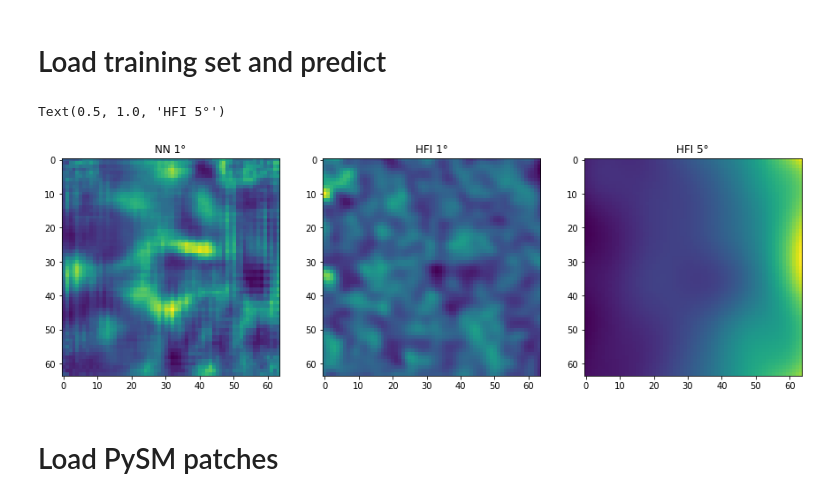
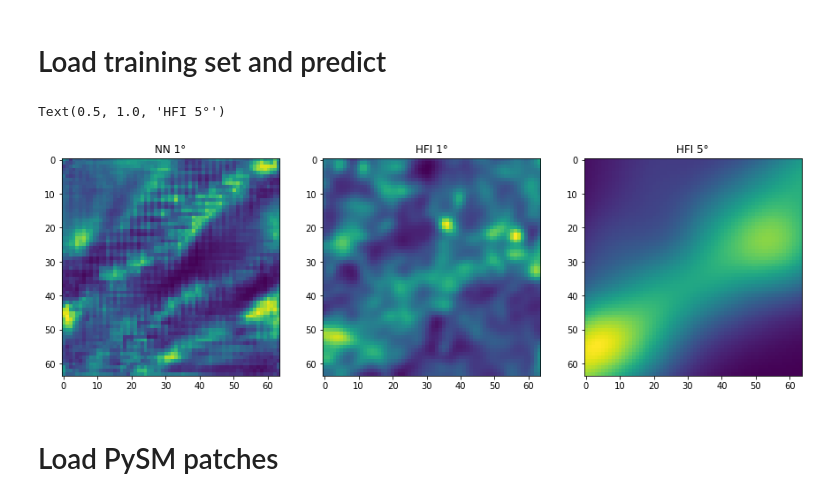
Before and after one commit to ai4cmb/ForSE, a Jupyter notebook: forse/notebooks/test_wgan.ipynb, the cells around one changed output. Drawn from its saved outputs; the diff is of its cells as text; code cells hidden in the pictures.

```diff
--- a/forse/notebooks/test_wgan.ipynb
+++ b/forse/notebooks/test_wgan.ipynb
@@ -9,14 +9,14 @@ from forse.tools.img_tools import *
 from forse.tools.mix_tools import *
 import keras.backend as K
 # %%
-wgan = DCGAN(output_directory='/global/homes/k/krach/scratch/NNforFG/WGAN/tests', img_size=(64, 64))
+wgan = DCGAN(output_directory='/global/homes/k/krach/scratch/NNforFG/WGAN/first_tests', img_size=(64, 64))
 # %% [markdown]
 # load DCGAN trained model
 # %%
 def wasserstein_loss(y_true, y_pred):
         return K.mean(y_true * y_pred)
 # %%
-dir_models = '/global/homes/k/krach/scratch/NNforFG/WGAN/tests/models/'
+dir_models = '/global/homes/k/krach/scratch/NNforFG/WGAN/first_tests/models/'
 wgan.discriminator = load_model(dir_models+'critic_999.h5', custom_objects={'wasserstein_loss': wasserstein_loss})
 wgan.generator = load_model(dir_models+'generat_999.h5', custom_objects={'wasserstein_loss': wasserstein_loss})
 # %% [markdown]
@@ -28,20 +28,20 @@ X_train, X_test, Y_train, Y_test = load_training_set(training_path+training_file
 gen_imgs_test = wgan.generator.predict(X_test)
 gen_imgs_train = wgan.generator.predict(X_train)
 # %%
-N = 43
+N = 540
 plt.figure(figsize=(15, 5))
 plt.subplot(131)
 plt.imshow(gen_imgs_train[N, :, :, 0])
 plt.title('NN 1°')
 plt.subplot(132)
 plt.imshow(Y_train[N, :, :, 0])
 plt.title('HFI 1°')
 plt.subplot(133)
 plt.imshow(X_train[N, :, :, 0])
 plt.title('HFI 5°')
 # %% [output]
 Text(0.5, 1.0, 'HFI 5°')
-[figure, old version]
+[figure, new version]
 # %% [markdown]
 # Load PySM patches
 # %%
```
Also changed, not shown: parts of 7 cells of this notebook, 7 other files.
